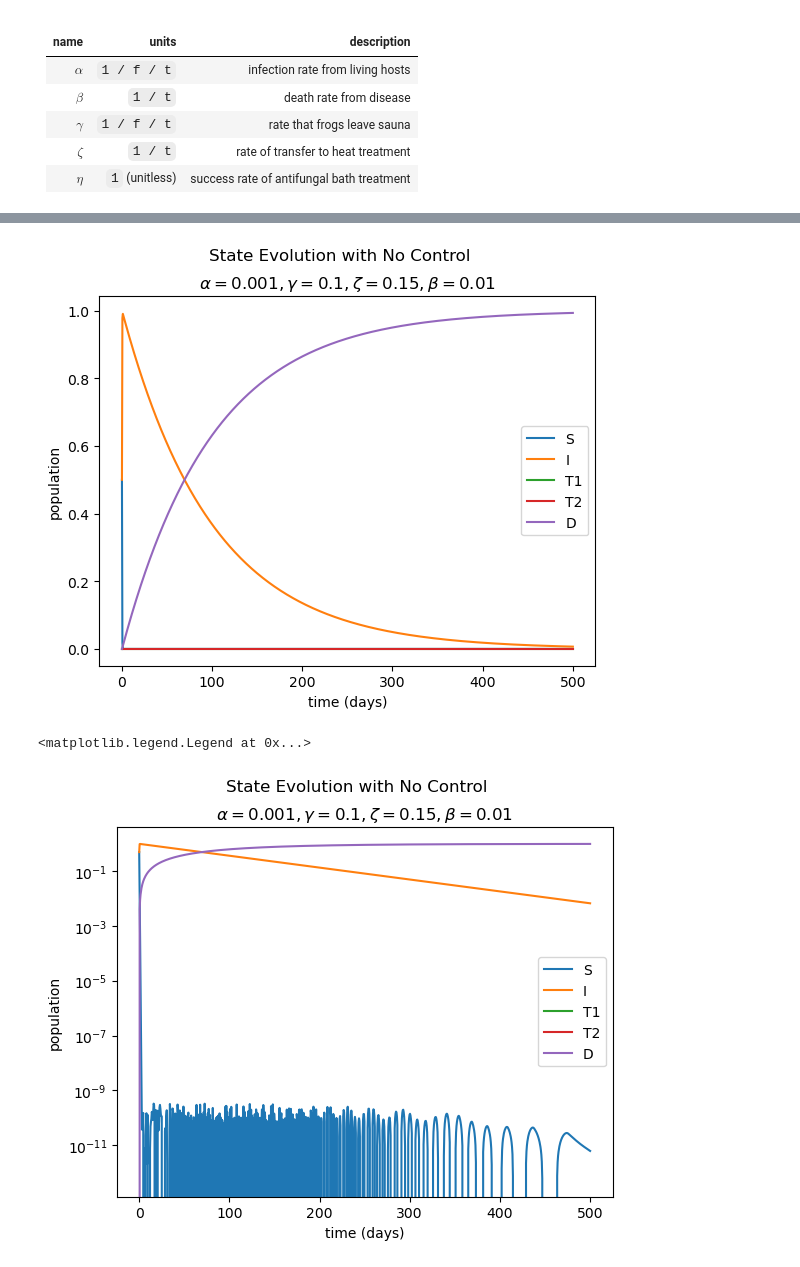
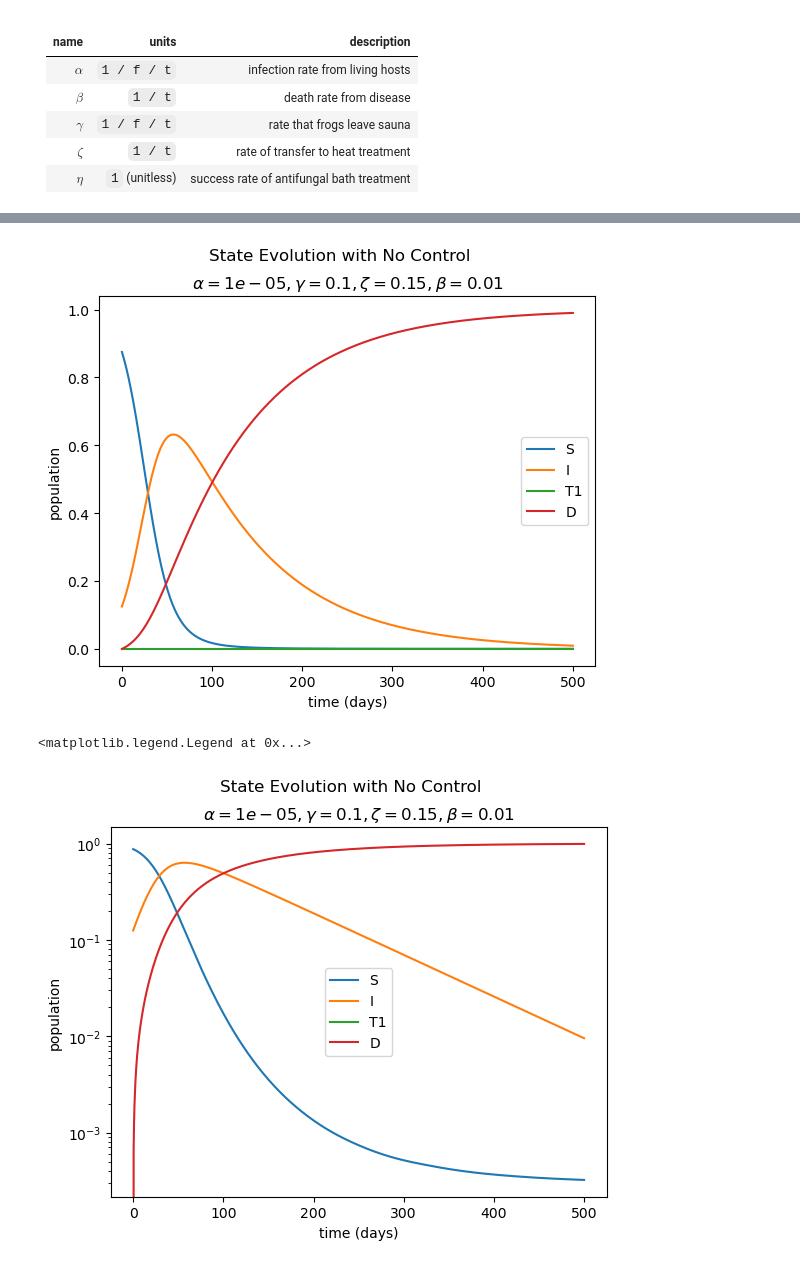
Before and after one commit to ACME-Vol4-Project1/save-axolotls-control, a Jupyter notebook: test_model.ipynb, the cells around one changed output, grey strips where cells are left out. Saved outputs shown, nothing was run; the diff lists cells and outputs as text; code cells hidden in the pictures.

```diff
--- a/test_model.ipynb
+++ b/test_model.ipynb
@@ -28,9 +28,9 @@ $\eta$ | `1` (unitless) | success rate of antifungal bath treatment
 tsteps = 1000
 
 # params
-y_init = np.array([4000, 4000, 0, 0, 0]) # 4k for y_init susceptible and infected
-alpha, gamma, zeta, beta = .001, 0.1, 0.15, 0.01 # central time average parameter estimates
-K, eta, xi = lambda u1: 365 * u1 / 2, lambda u2: 1, lambda u2, I: u2 / I / 100 # control functions
+y_init = np.array([7000, 1000, 0, 0]) # 4k for y_init susceptible and infected
+alpha, gamma, zeta, beta = .00001, 0.1, 0.15, 0.01 # central time average parameter estimates
+K, eta, xi = lambda u1: 365 * u1 / 2, lambda u2: 1, lambda u2, I: u2 / (I + 50) / 100 # control functions
 control1 = 0, 0 # we have no frog hotels
 control2 = K, eta, xi # other parameters
 
@@ -50,8 +50,7 @@ display(sol)
 plt.plot(sol.t, sol.y[0] / np.sum(y_init), label='S')
 plt.plot(sol.t, sol.y[1] / np.sum(y_init), label="I")
 plt.plot(sol.t, sol.y[2] / np.sum(y_init), label="T1")
-plt.plot(sol.t, sol.y[3] / np.sum(y_init), label="T2")
-plt.plot(sol.t, sol.y[4] / np.sum(y_init), label="D")
+plt.plot(sol.t, sol.y[3] / np.sum(y_init), label="D")
 
 # label the graph
 plt.suptitle(fr"State Evolution with No Control")
@@ -67,8 +66,7 @@ plt.show()
 plt.semilogy(sol.t, sol.y[0] / np.sum(y_init), label='S')
 plt.semilogy(sol.t, sol.y[1] / np.sum(y_init), label="I")
 plt.semilogy(sol.t, sol.y[2] / np.sum(y_init), label="T1")
-plt.semilogy(sol.t, sol.y[3] / np.sum(y_init), label="T2")
-plt.semilogy(sol.t, sol.y[4] / np.sum(y_init), label="D")
+plt.semilogy(sol.t, sol.y[3] / np.sum(y_init), label="D")
 
 # label the graph
 plt.suptitle(fr"State Evolution with No Control")
@@ -93,8 +90,8 @@ plt.legend()
      njev: 0
       nlu: 0
-[figure, old version]
+[figure, new version]
 <matplotlib.legend.Legend at 0x...>
-[figure, old version]
+[figure, new version]
 # %%
 # $10 / day in Frog Sauna, autonomous evolution
 
```
Also changed, not shown: parts of 4 cells of this notebook, 2 other files.
